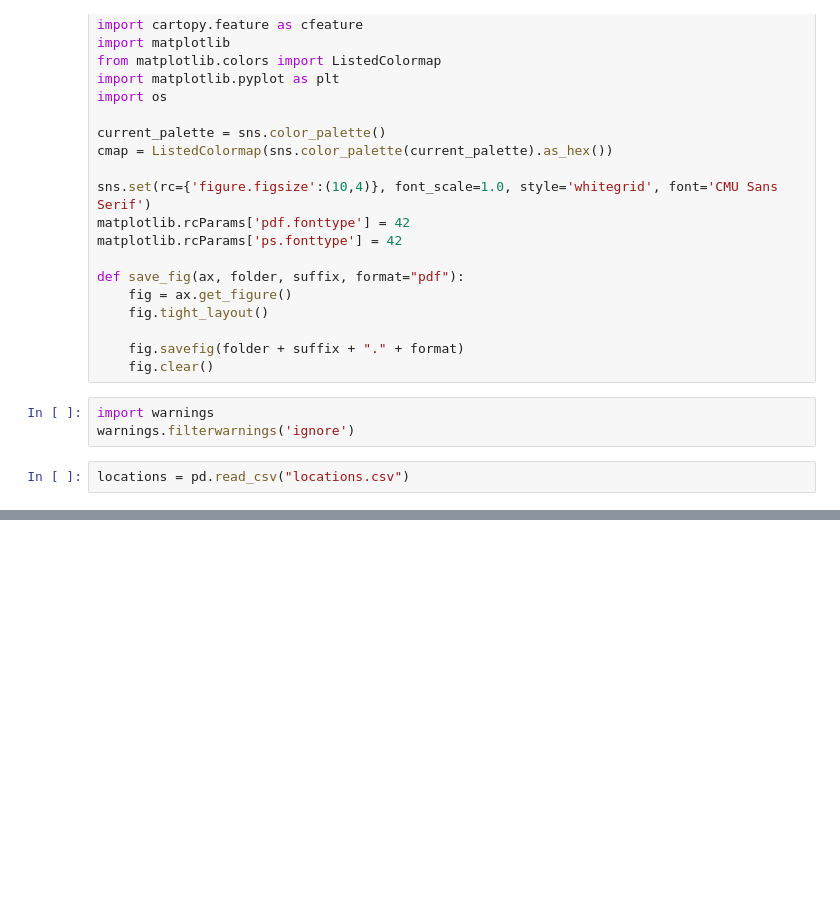
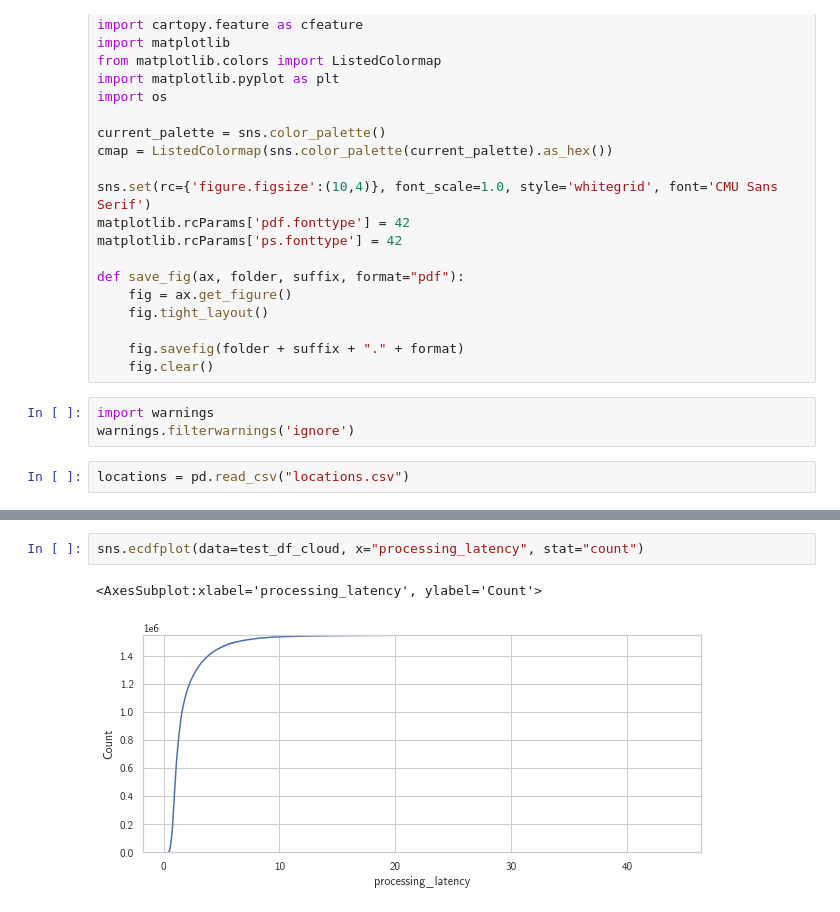
Before and after one commit to OpenFogStack/celestial-buoy-evaluation, a Jupyter notebook: analysis.ipynb, the cells around one changed output, grey strips where cells are left out. Saved outputs shown, nothing was run; the diff lists cells and outputs as text; blank space fills up the shorter version.

```diff
--- a/analysis.ipynb
+++ b/analysis.ipynb
@@ -144 +245,6 @@ FileNotFoundError: [Errno 2] No such file or directory: './results/results-test-
+# %%
+sns.ecdfplot(data=test_df_cloud, x="processing_latency", stat="count")
+# %% [output]
+<AxesSubplot:xlabel='processing_latency', ylabel='Count'>
+[figure, added]
 # %%
```
Also changed, not shown: parts of 18 cells of this notebook, 7 other files.
